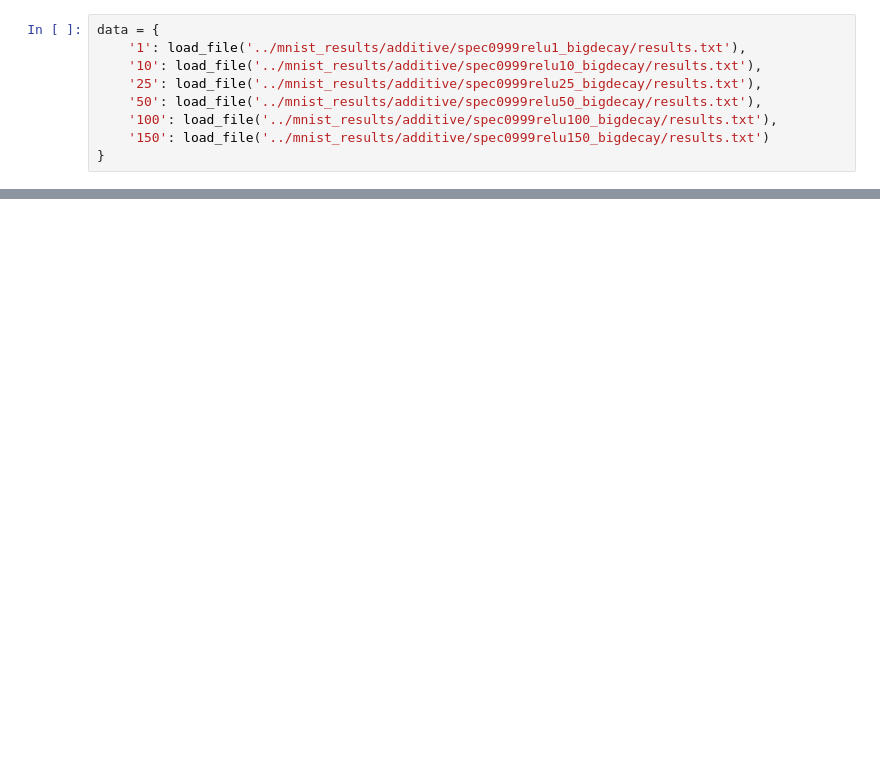
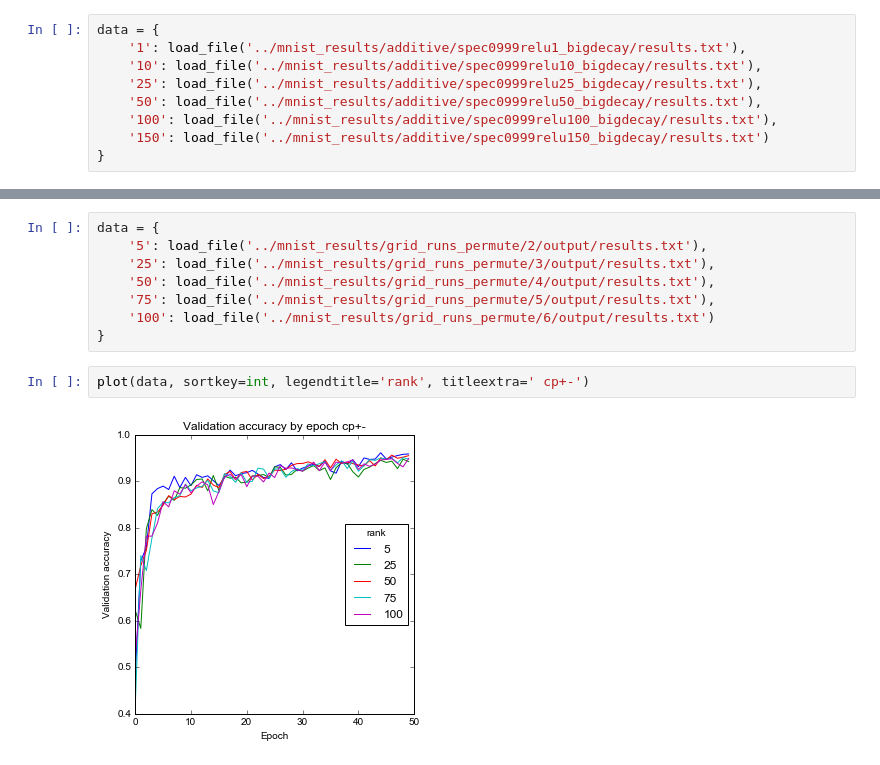
Before and after one commit to PFCM/489-notebooks, a Jupyter notebook: mnist_graphs.ipynb, the cells around one changed output, grey strips where cells are left out. Cells and saved outputs as stored; diff of their text form; blank space fills up the shorter version.

```diff
--- a/mnist_graphs.ipynb
+++ b/mnist_graphs.ipynb
@@ -49,0 +52,12 @@ plot(data, sortkey=int, legendtitle='rank')
+# %%
+data = {
+    '5': load_file('../mnist_results/grid_runs_permute/2/output/results.txt'),
+    '25': load_file('../mnist_results/grid_runs_permute/3/output/results.txt'),
+    '50': load_file('../mnist_results/grid_runs_permute/4/output/results.txt'),
+    '75': load_file('../mnist_results/grid_runs_permute/5/output/results.txt'),
+    '100': load_file('../mnist_results/grid_runs_permute/6/output/results.txt')
+}
+# %%
+plot(data, sortkey=int, legendtitle='rank', titleextra=' cp+-')
+# %% [output]
+[figure, added]
```
Also changed, not shown: parts of 8 cells of this notebook, 1 other file.
